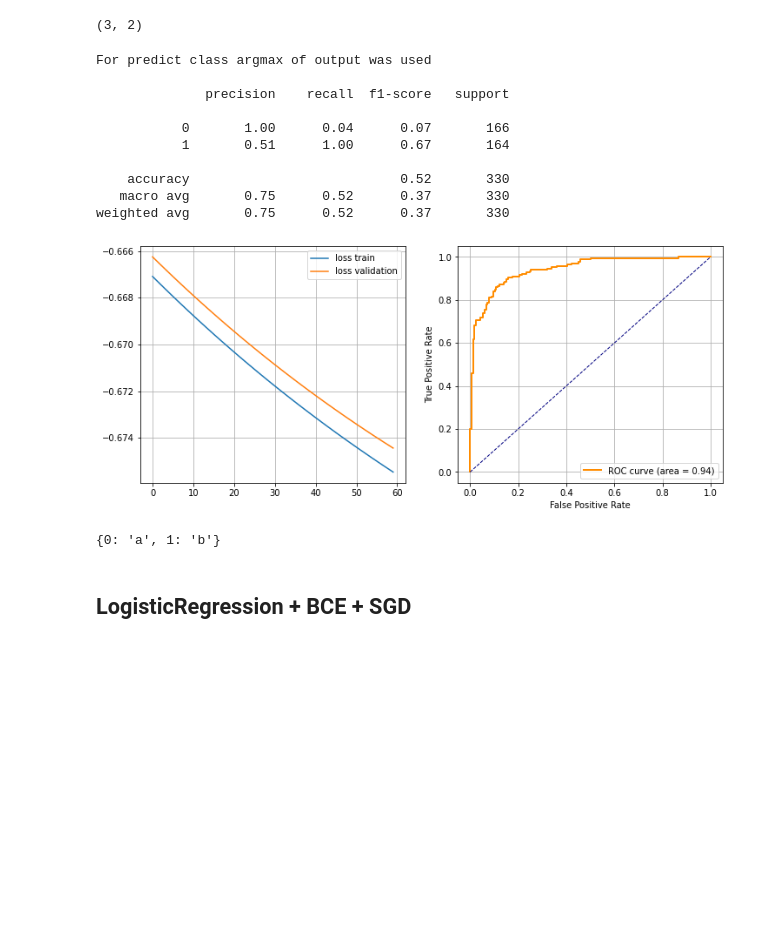
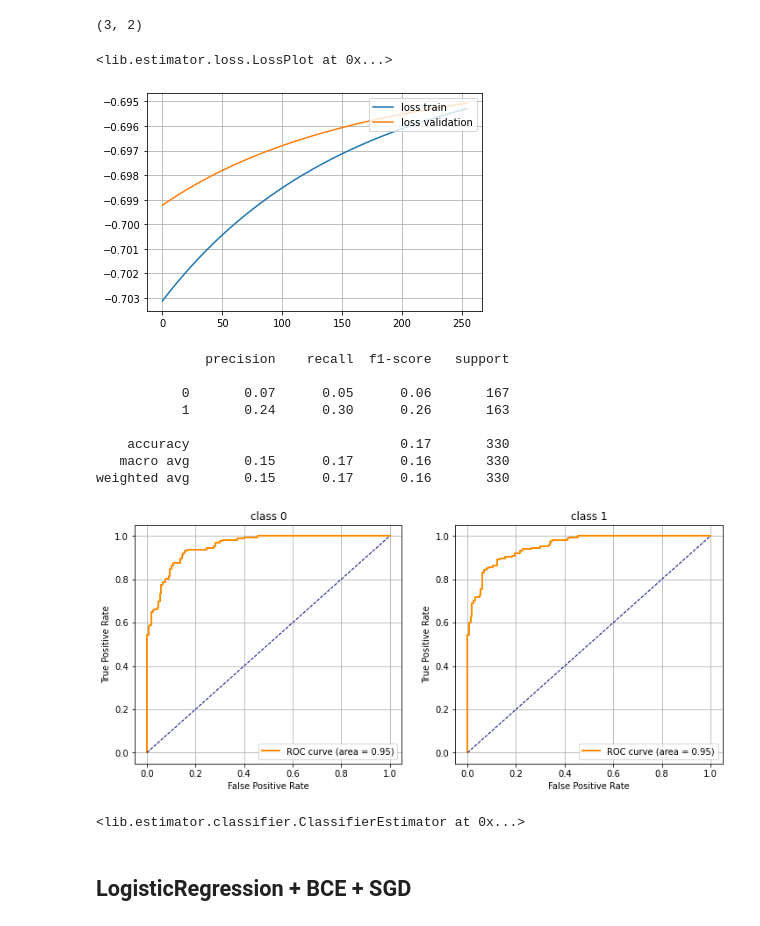
Before and after one commit to mechanoid5/ml_lib, a Jupyter notebook: classifier.ipynb, the cells around one changed output. Cells and saved outputs as stored; diff of their text form; code cells hidden in the pictures; blank space fills up the shorter version.

```diff
--- a/classifier.ipynb
+++ b/classifier.ipynb
@@ -185,31 +217,25 @@ model = GD(
 )
-# %%
-from lib.estimator.classifier import ClassifierEstimator # оценка классификатора
-# ClassifierEstimator(target,predict_score,loss_history)
-ClassifierEstimator(
-    target=target_test,
-    predict_score=model.predict(X_test),
-    loss_train_history=loss_train.history,
-    loss_val_history=loss_val.history,
-).estimate()
-# %% [output]
-For predict class argmax of output was used
-
-              precision    recall  f1-score   support
-
-           0       1.00      0.04      0.07       166
-           1       0.51      1.00      0.67       164
-
-    accuracy                           0.52       330
-   macro avg       0.75      0.52      0.37       330
-weighted avg       0.75      0.52      0.37       330
-[figure, removed]
-# %%
-l = { 0:'a', 1:'b', }
-
-np.
-# %% [output]
-{0: 'a', 1: 'b'}
+# %%
+from lib.estimator.loss import LossPlot
+
+LossPlot( loss_train=loss_train, loss_val=loss_val, ).plot()
+# %% [output]
+<lib.estimator.loss.LossPlot at 0x...>
+[figure, added]
+# %%
+from lib.estimator.classifier import ClassifierEstimator # оценка классификатора
+ClassifierEstimator(model).estimate(X_test,target_test)
+# %% [output]
+              precision    recall  f1-score   support
+
+           0       0.07      0.05      0.06       167
+           1       0.24      0.30      0.26       163
+
+    accuracy                           0.17       330
+   macro avg       0.15      0.17      0.16       330
+weighted avg       0.15      0.17      0.16       330
+[figure, added]
+<lib.estimator.classifier.ClassifierEstimator at 0x...>
 # %% [markdown]
 ## LogisticRegression + BCE + SGD
 # %%
```
Also changed, not shown: parts of 14 cells of this notebook, 10 other files.
